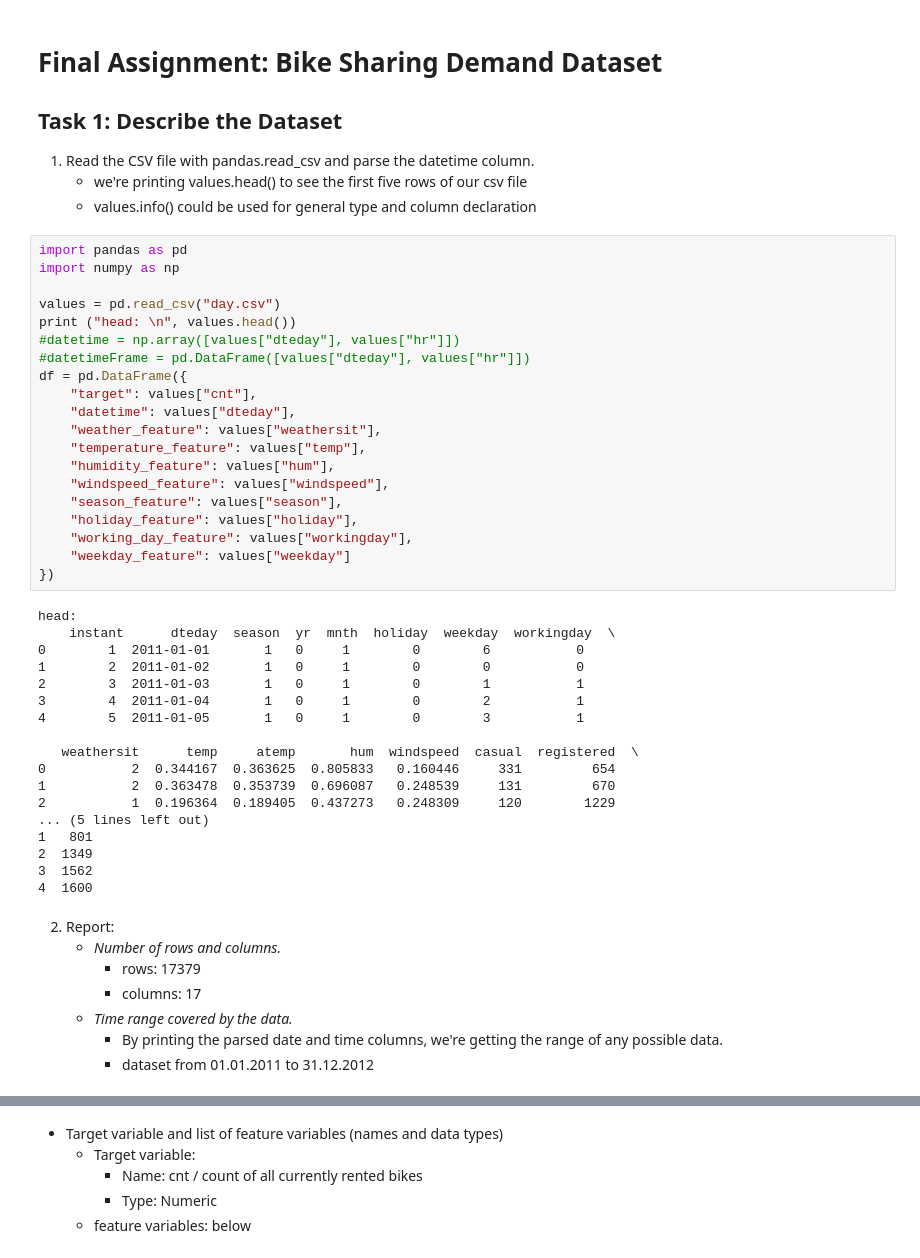
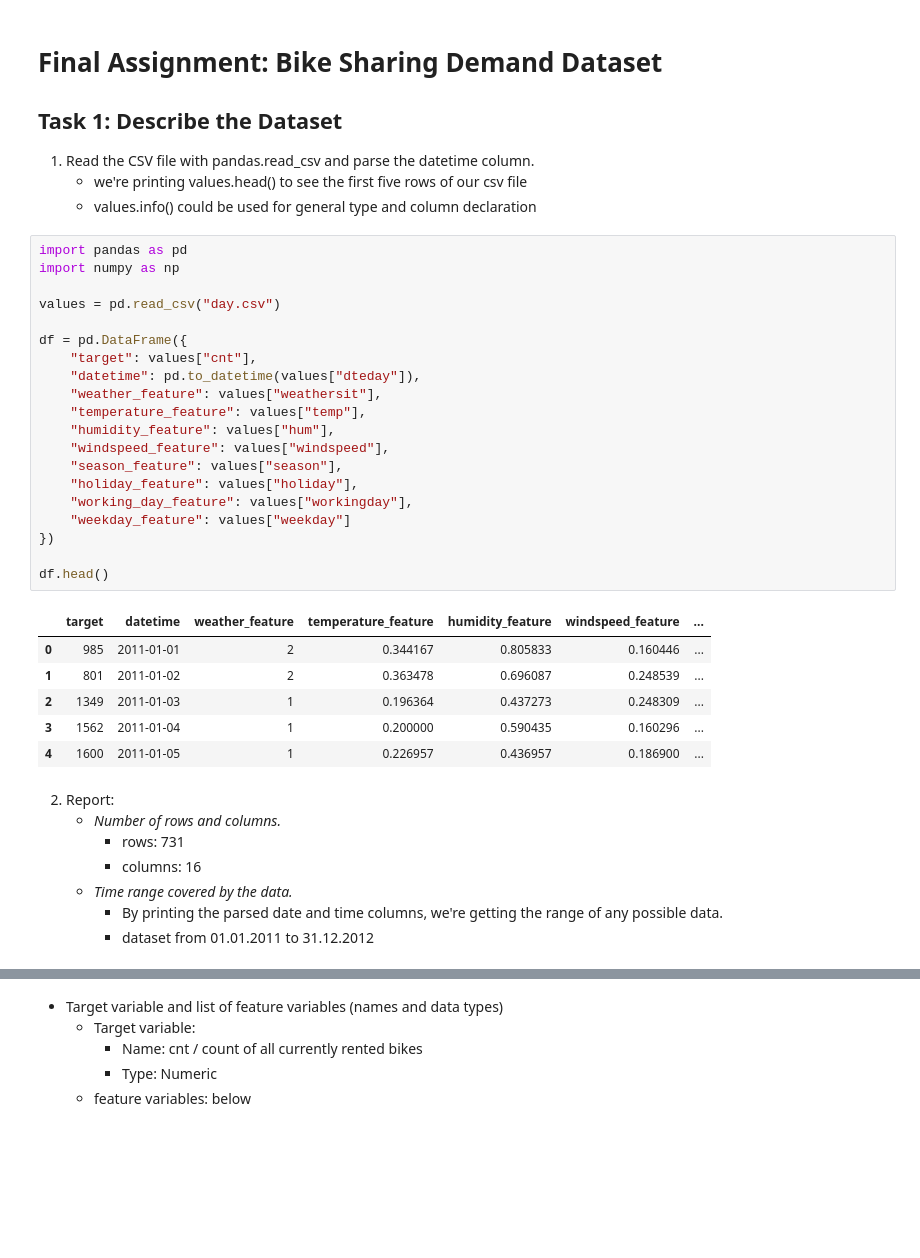
Before and after one commit to pi8901/DataScience, a Jupyter notebook: 7023871_MirkoCordes.ipynb, the cells around one changed output, grey strips where cells are left out. Cells and saved outputs as stored; diff of their text form; blank space fills up the shorter version.

```diff
--- a/7023871_MirkoCordes.ipynb
+++ b/7023871_MirkoCordes.ipynb
@@ -8,46 +8,35 @@ column.
 # %%
 import pandas as pd
 import numpy as np
 
 values = pd.read_csv("day.csv")
-print ("head: \n", values.head())
-#datetime = np.array([values["dteday"], values["hr"]])
-#datetimeFrame = pd.DataFrame([values["dteday"], values["hr"]])
+
 df = pd.DataFrame({
     "target": values["cnt"],
-    "datetime": values["dteday"],
+    "datetime": pd.to_datetime(values["dteday"]),
     "weather_feature": values["weathersit"],
     "temperature_feature": values["temp"],
     "humidity_feature": values["hum"],
     "windspeed_feature": values["windspeed"],
     "season_feature": values["season"],
     "holiday_feature": values["holiday"],
     "working_day_feature": values["workingday"],
     "weekday_feature": values["weekday"]
 })
+
+df.head()
 # %% [output]
-head:
-    instant      dteday  season  yr  mnth  holiday  weekday  workingday  \
-0        1  2011-01-01       1   0     1        0        6           0
-1        2  2011-01-02       1   0     1        0        0           0
-2        3  2011-01-03       1   0     1        0        1           1
-3        4  2011-01-04       1   0     1        0        2           1
-4        5  2011-01-05       1   0     1        0        3           1
-
-   weathersit      temp     atemp       hum  windspeed  casual  registered  \
-0           2  0.344167  0.363625  0.805833   0.160446     331         654
-1           2  0.363478  0.353739  0.696087   0.248539     131         670
-2           1  0.196364  0.189405  0.437273   0.248309     120        1229
-... (5 lines left out)
-1   801
-2  1349
-3  1562
-4  1600
+|  | target | datetime | weather_feature | temperature_feature | humidity_feature | windspeed_feature | ... |
+| 0 | 985 | 2011-01-01 | 2 | 0.344167 | 0.805833 | 0.160446 | ... |
+| 1 | 801 | 2011-01-02 | 2 | 0.363478 | 0.696087 | 0.248539 | ... |
+| 2 | 1349 | 2011-01-03 | 1 | 0.196364 | 0.437273 | 0.248309 | ... |
+| 3 | 1562 | 2011-01-04 | 1 | 0.200000 | 0.590435 | 0.160296 | ... |
+| 4 | 1600 | 2011-01-05 | 1 | 0.226957 | 0.436957 | 0.186900 | ... |
 # %% [markdown]
 2. Report:
     - *Number of rows and columns.*
-        - rows: 17379
-        - columns: 17
+        - rows: 731
+        - columns: 16
     - *Time range covered by the data.*
         - By printing the parsed date and time columns, we're getting the range of any possible data.
         - dataset from 01.01.2011 to 31.12.2012
```
Also changed, not shown: parts of 15 cells of this notebook, 1 other file.
